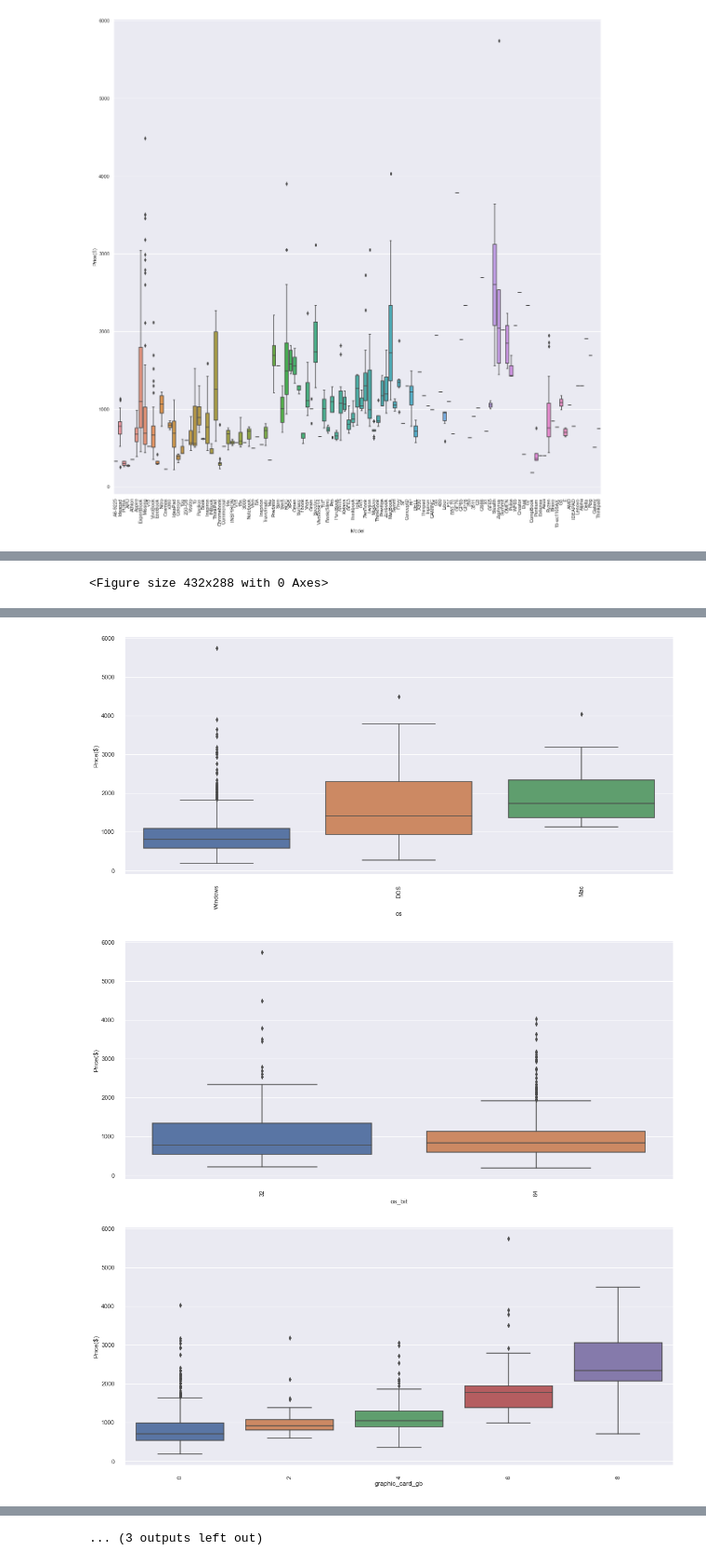
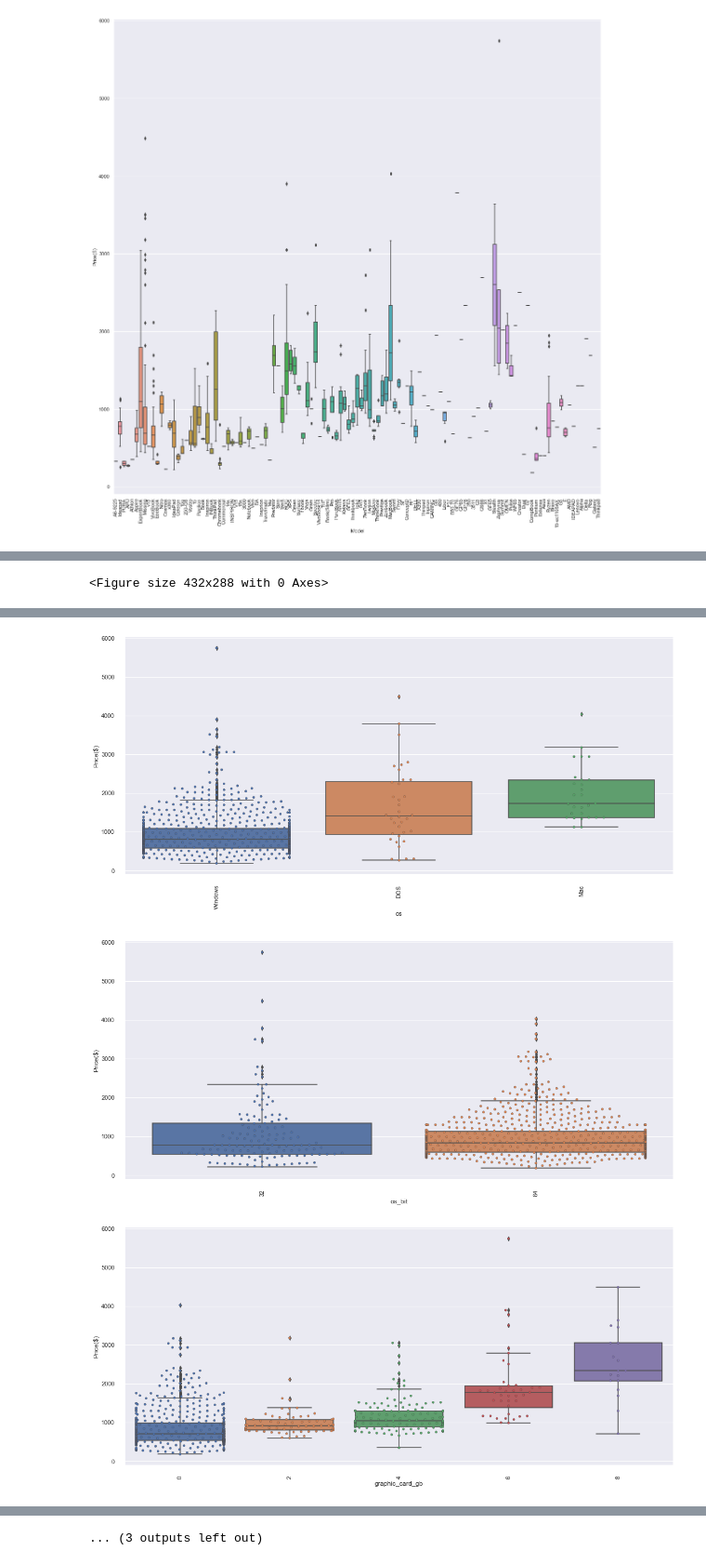
Before and after one commit to lutimoth/LaptopPriceModeling, a Jupyter notebook: Laptop Data EDA.ipynb, the cells around one changed output, grey strips where cells are left out. Shown at 93% size. Cells and saved outputs as stored; diff of their text form; code cells hidden in the pictures.

```diff
--- a/Laptop Data EDA.ipynb
+++ b/Laptop Data EDA.ipynb
@@ -148,5 +174,6 @@ _ = sns.pairplot(laptop_df)
 # %%
 #Utilize heatmaps as another way of visualizing
 plt.figure(figsize = (30,20))
-sns.heatmap(laptop_df.corr(), annot=True, annot_kws={"fontsize":30});
+sns.set(font_scale = 2)
+sns.heatmap(laptop_df.corr(), annot=True);
 # %% [output]
@@ -179,6 +218,7 @@ laptop_average_brand.sort_values(by = 'latest_price', ascending = False)
 # %%
 #Create barplot with the branding price that we created earlier.
 #This might give us some insight into how prices are distributed and some outliers to look out for.
+sns.set(font_scale = 1)
 plt.subplots(figsize=(12,12))
 sns.boxplot(x='brand', y='latest_price', data = laptop_brand_prices)
 plt.xticks(rotation = 'vertical')
@@ -206,7 +248,7 @@ laptop_df[laptop_df['latest_price'] > 5000]
 #We also drop latest price because we don't want to include that in our analysis
 laptop_df_noprice = laptop_df.drop(['latest_price','brand', 'model'], axis = 1)
 # %%
-#Box plots for all columns
+#Box plots for all of our features, analysis at the end
 plt.subplots_adjust(hspace = 1.5)
 
 laptop_cols_noprice = laptop_df_noprice.columns
@@ -214,7 +256,8 @@ laptop_cols_noprice = laptop_df_noprice.columns
 for col in laptop_df_noprice.columns:
     sns.set()
     fig,ax = plt.subplots()
-    sns.boxplot(x=col, y='latest_price', data = laptop_df)
+    sns.boxplot(x=col, y='latest_price', data = laptop_df);
+    sns.swarmplot(x=col, y ='latest_price', data = laptop_df, size=4,linewidth= 0.4);
     sns.despine(offset = 10, trim = True)
     fig.set_size_inches(18,8)
     plt.xticks(rotation = 'vertical')
@@ -232,3 +275,3 @@ for col in laptop_df_noprice.columns:
-[figure, old version]
+[figure, new version]
-[figure, old version]
+[figure, new version]
-[figure, old version]
+[figure, new version]
```
Also changed, not shown: parts of 14 cells of this notebook.
